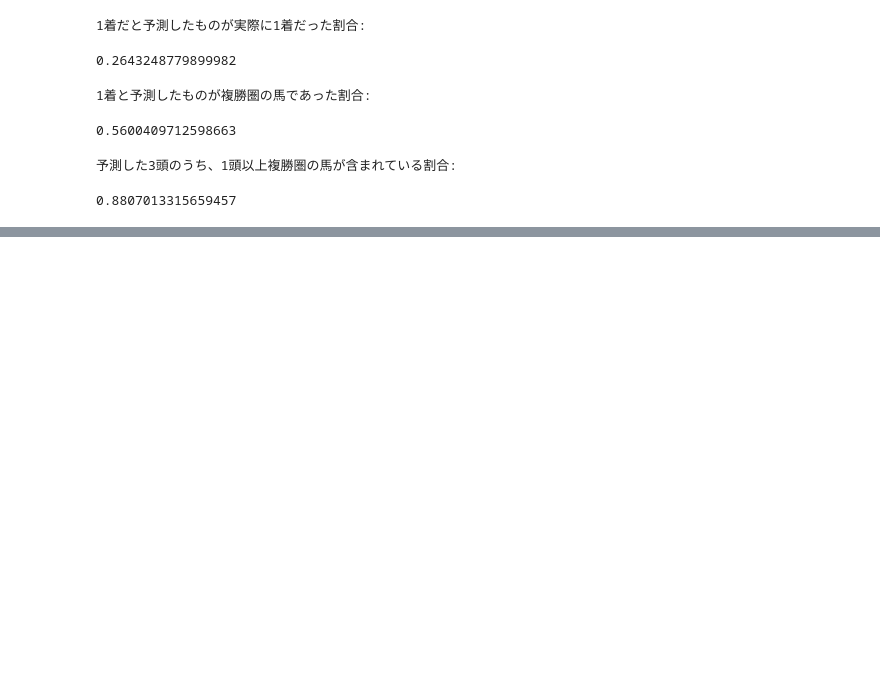
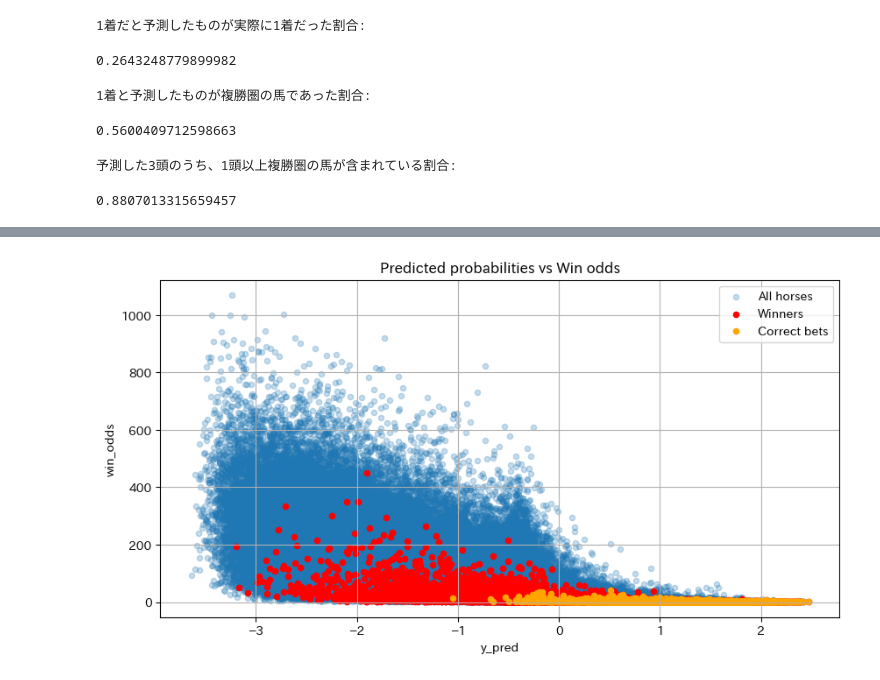
Before and after one commit to hankehly/JapanHorseRaceAnalytics, a Jupyter notebook: notebooks/2024-03/20240322_lambdarank.ipynb, the cells around one changed output, grey strips where cells are left out. Saved outputs shown, nothing was run; the diff lists cells and outputs as text; code cells hidden in the pictures; blank space fills up the shorter version.

```diff
--- a/notebooks/2024-03/20240322_lambdarank.ipynb
+++ b/notebooks/2024-03/20240322_lambdarank.ipynb
@@ -1017,0 +1081,14 @@ N bets: 16597
+# %%
+# ax = payouts.y_pred.plot.hist(bins=50, grid=True, figsize=(10, 5));
+# ax.set_title("Predicted probabilities distribution");
+# ax.set_xlim(0, 10);
+fig, ax = plt.subplots(figsize=(10, 5))
+payouts.plot.scatter(x="y_pred", y="win_odds", alpha=0.25, ax=ax, label="All horses");
+payouts[payouts.position == 1].plot.scatter(x="y_pred", y="win_odds", color="red", ax=ax, label="Winners");
+payouts[payouts.payout > 0].plot.scatter(x="y_pred", y="win_odds", color="orange", ax=ax, label="Correct bets");
+ax.set_title("Predicted probabilities vs Win odds");
+ax.legend()
+ax.grid()
+plt.show()
+# %% [output]
+[figure, added]
```
Also changed, not shown: parts of 8 cells of this notebook, 3 other files.
